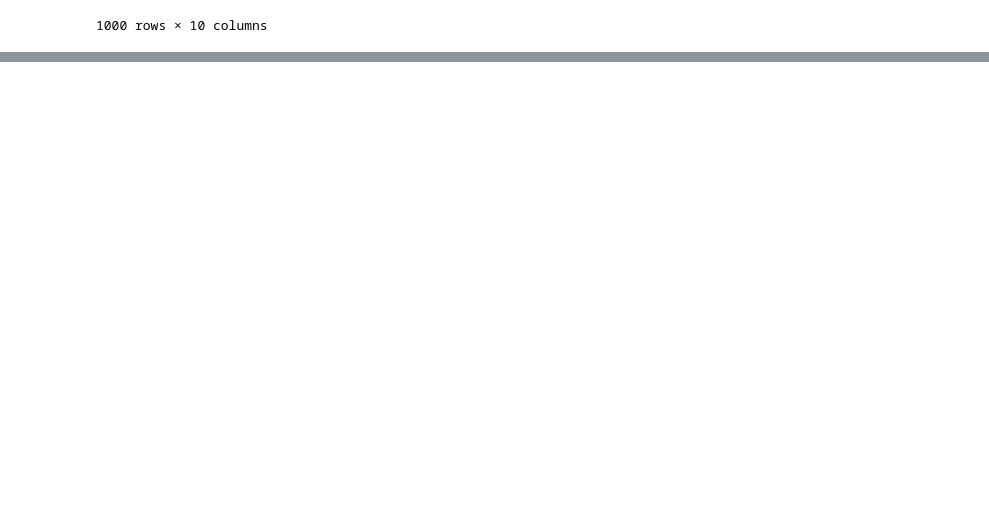
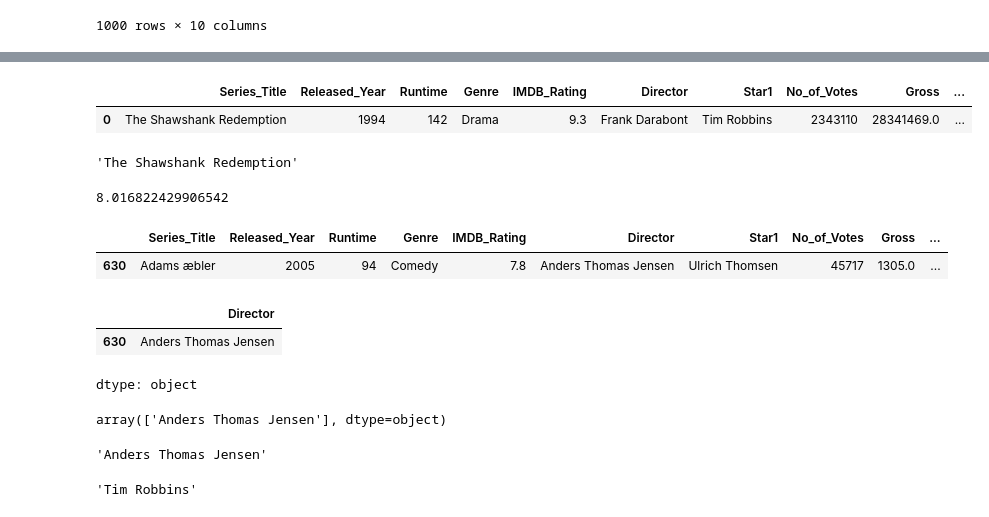
Before and after one commit to Humza134/Pandas, a Jupyter notebook: pandas/Pandas_class_3.ipynb, the cells around one changed output, grey strips where cells are left out. Drawn from its saved outputs; the diff is of its cells as text; code cells hidden in the pictures; blank space fills up the shorter version.

```diff
--- a/pandas/Pandas_class_3.ipynb
+++ b/pandas/Pandas_class_3.ipynb
@@ -235,0 +255,37 @@ data[data.Director == "Alfred Hitchcock"]
+# %%
+data[data.No_of_Votes == data.No_of_Votes.max()]
+# %% [output]
+|  | Series_Title | Released_Year | Runtime | Genre | IMDB_Rating | Director | Star1 | No_of_Votes | Gross | ... |
+| 0 | The Shawshank Redemption | 1994 | 142 | Drama | 9.3 | Frank Darabont | Tim Robbins | 2343110 | 28341469.0 | ... |
+# %%
+data[data.No_of_Votes == data.No_of_Votes.max()]["Series_Title"][0]
+# %% [output]
+'The Shawshank Redemption'
+# %%
+#get average of crime movies IMDB_Rating
+data[data.Genre == "Crime"]["IMDB_Rating"].mean()
+# %% [output]
+8.016822429906542
+# %%
+data[data.Gross == data.Gross.min()]
+# %% [output]
+|  | Series_Title | Released_Year | Runtime | Genre | IMDB_Rating | Director | Star1 | No_of_Votes | Gross | ... |
+| 630 | Adams æbler | 2005 | 94 | Comedy | 7.8 | Anders Thomas Jensen | Ulrich Thomsen | 45717 | 1305.0 | ... |
+# %%
+data[data.Gross == data.Gross.min()]["Director"]
+# %% [output]
+|  | Director |
+| 630 | Anders Thomas Jensen |
+dtype: object
+# %%
+data[data.Gross == data.Gross.min()]["Director"].values
+# %% [output]
+array(['Anders Thomas Jensen'], dtype=object)
+# %%
+data[data.Gross == data.Gross.min()]["Director"].values[0]
+# %% [output]
+'Anders Thomas Jensen'
+# %%
+data[data.No_of_Votes == data.No_of_Votes.max()]["Star1"].values[0]
+# %% [output]
+'Tim Robbins'
```
Also changed, not shown: parts of 7 cells of this notebook.
